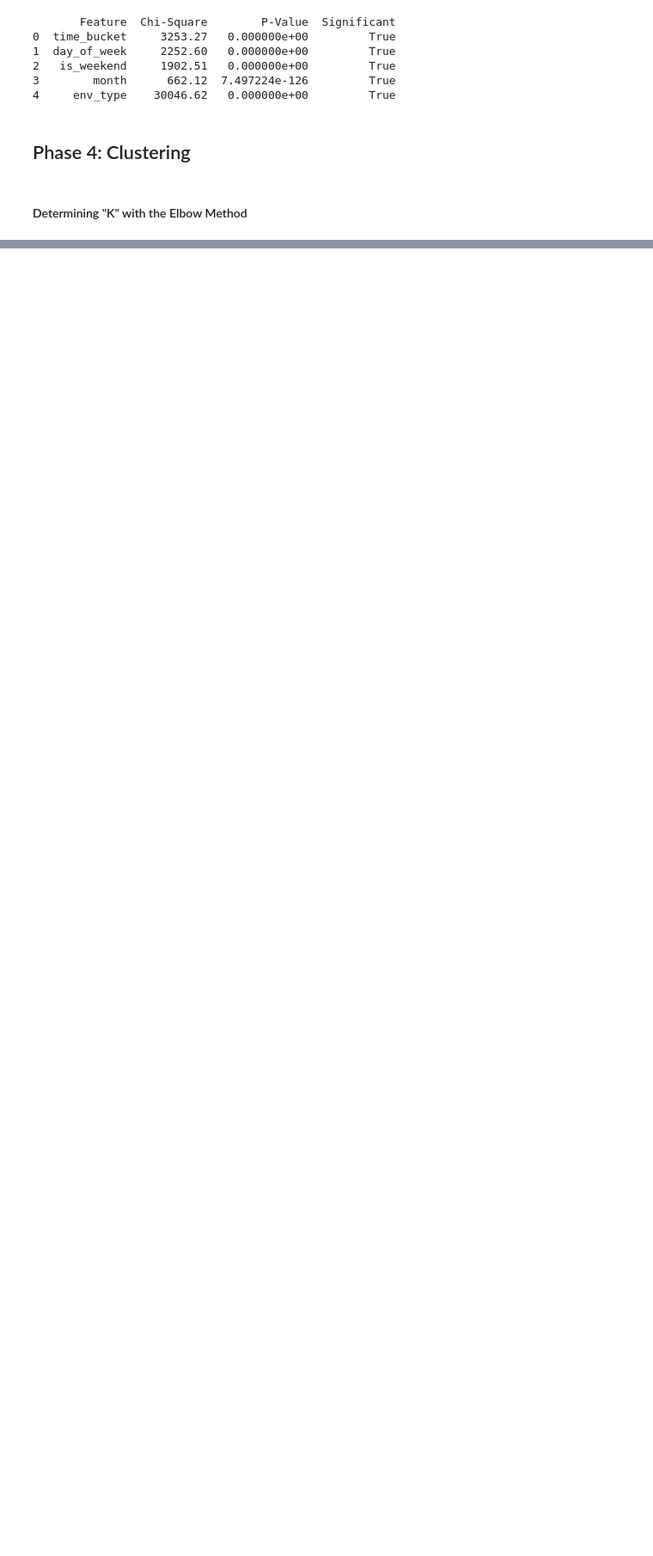
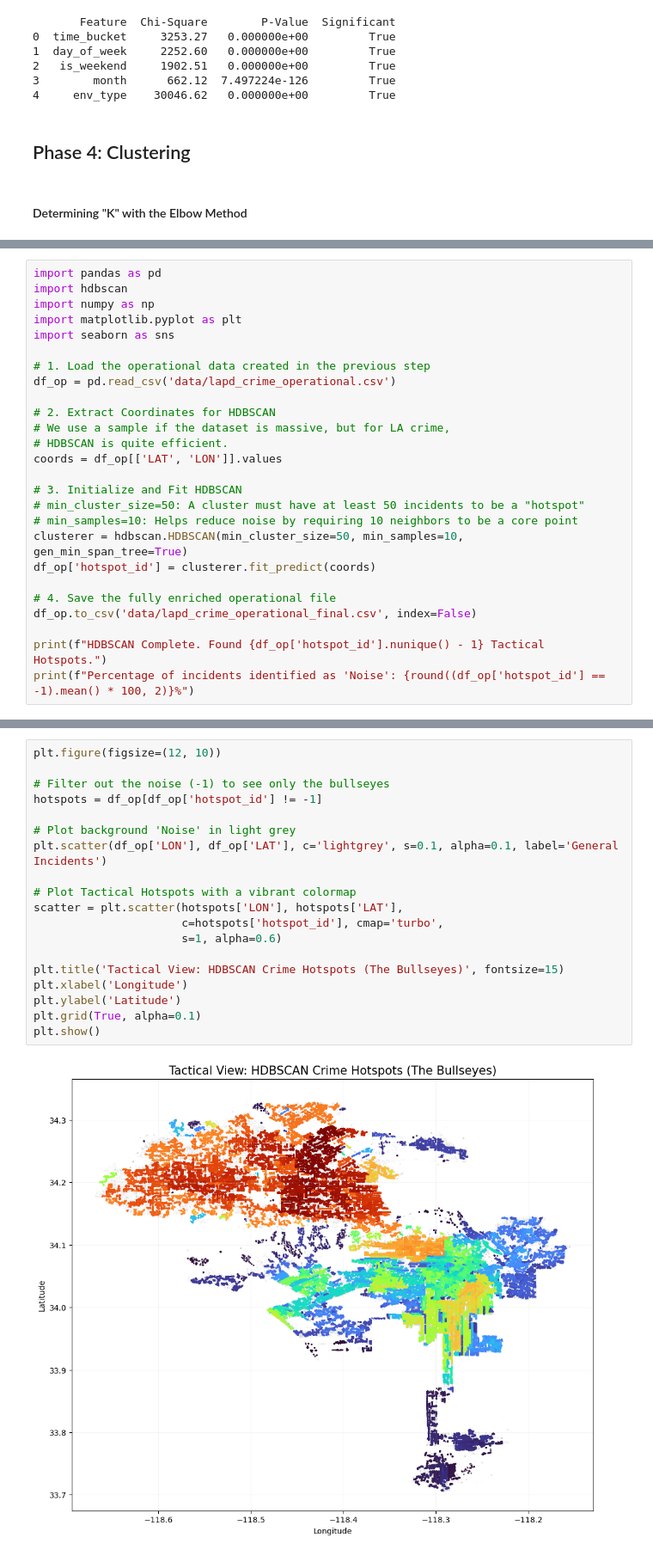
Before and after one commit to Arya1912/Crime-Data, a Jupyter notebook: Draft1.ipynb, the cells around one changed output, grey strips where cells are left out. Shown at 86% size. Drawn from its saved outputs; the diff is of its cells as text; blank space fills up the shorter version.

```diff
--- a/Draft1.ipynb
+++ b/Draft1.ipynb
@@ -386,0 +460,26 @@ The statistically optimal value for k is: 3
+# %%
+import pandas as pd
+import hdbscan
+import numpy as np
+import matplotlib.pyplot as plt
+import seaborn as sns
+
+# 1. Load the operational data created in the previous step
+df_op = pd.read_csv('data/lapd_crime_operational.csv')
+
+# 2. Extract Coordinates for HDBSCAN
+# We use a sample if the dataset is massive, but for LA crime,
+# HDBSCAN is quite efficient.
+coords = df_op[['LAT', 'LON']].values
+
+# 3. Initialize and Fit HDBSCAN
+# min_cluster_size=50: A cluster must have at least 50 incidents to be a "hotspot"
+# min_samples=10: Helps reduce noise by requiring 10 neighbors to be a core point
+clusterer = hdbscan.HDBSCAN(min_cluster_size=50, min_samples=10, gen_min_span_tree=True)
+df_op['hotspot_id'] = clusterer.fit_predict(coords)
+
+# 4. Save the fully enriched operational file
+df_op.to_csv('data/lapd_crime_operational_final.csv', index=False)
+
+print(f"HDBSCAN Complete. Found {df_op['hotspot_id'].nunique() - 1} Tactical Hotspots.")
+print(f"Percentage of incidents identified as 'Noise': {round((df_op['hotspot_id'] == -1).mean() * 100, 2)}%")
@@ -386,0 +488,21 @@ The statistically optimal value for k is: 3
+# %%
+plt.figure(figsize=(12, 10))
+
+# Filter out the noise (-1) to see only the bullseyes
+hotspots = df_op[df_op['hotspot_id'] != -1]
+
+# Plot background 'Noise' in light grey
+plt.scatter(df_op['LON'], df_op['LAT'], c='lightgrey', s=0.1, alpha=0.1, label='General Incidents')
+
+# Plot Tactical Hotspots with a vibrant colormap
+scatter = plt.scatter(hotspots['LON'], hotspots['LAT'],
+                      c=hotspots['hotspot_id'], cmap='turbo',
+                      s=1, alpha=0.6)
+
+plt.title('Tactical View: HDBSCAN Crime Hotspots (The Bullseyes)', fontsize=15)
+plt.xlabel('Longitude')
+plt.ylabel('Latitude')
+plt.grid(True, alpha=0.1)
+plt.show()
+# %% [output]
+[figure, added]
```
Also changed, not shown: parts of 23 cells of this notebook.
